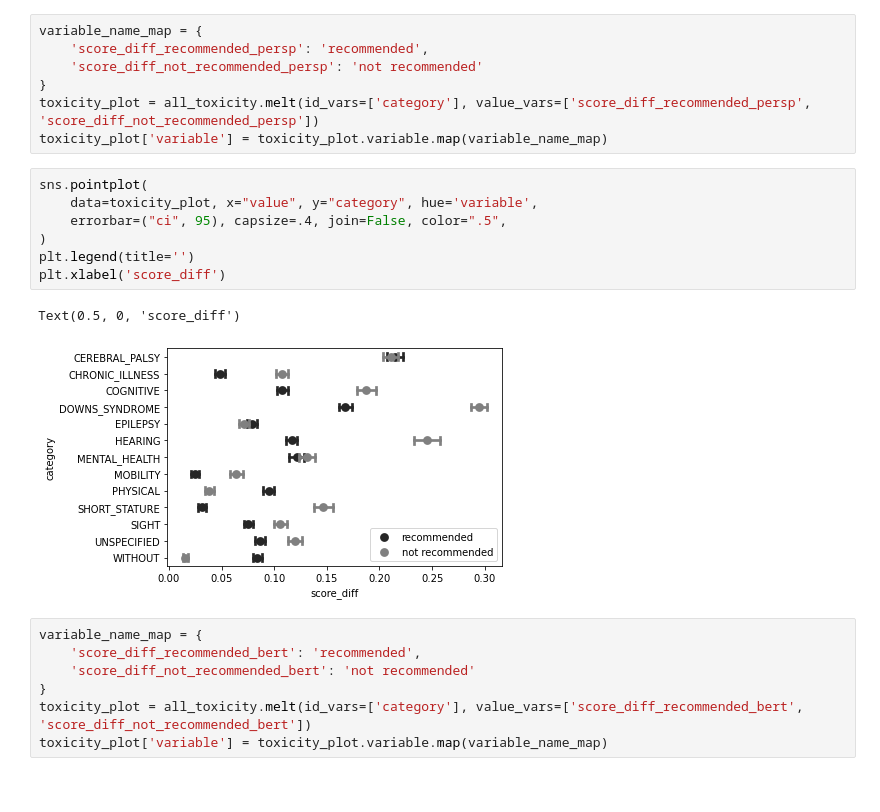
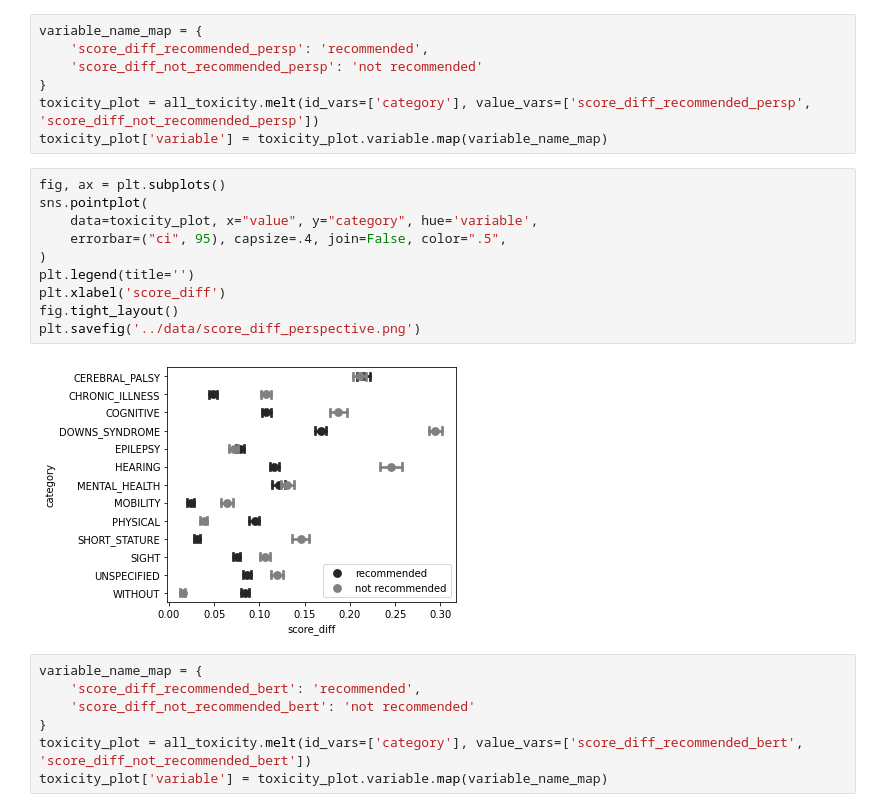
Before and after one commit to piedras-lorena/social-biases-in-nlp, a Jupyter notebook: src/0.4_bert_toxicity.ipynb, the cells around one changed output. Drawn from its saved outputs; the diff is of its cells as text.

```diff
--- a/src/0.4_bert_toxicity.ipynb
+++ b/src/0.4_bert_toxicity.ipynb
@@ -152,15 +153,17 @@ variable_name_map = {
 toxicity_plot = all_toxicity.melt(id_vars=['category'], value_vars=['score_diff_recommended_persp', 'score_diff_not_recommended_persp'])
 toxicity_plot['variable'] = toxicity_plot.variable.map(variable_name_map)
 # %%
+fig, ax = plt.subplots()
 sns.pointplot(
     data=toxicity_plot, x="value", y="category", hue='variable',
     errorbar=("ci", 95), capsize=.4, join=False, color=".5",
 )
 plt.legend(title='')
 plt.xlabel('score_diff')
+fig.tight_layout()
+plt.savefig('../data/score_diff_perspective.png')
 # %% [output]
-Text(0.5, 0, 'score_diff')
-[figure, old version]
+[figure, new version]
 # %%
 variable_name_map = {
     'score_diff_recommended_bert': 'recommended',
```
Also changed, not shown: parts of 2 cells of this notebook, 2 other files.
